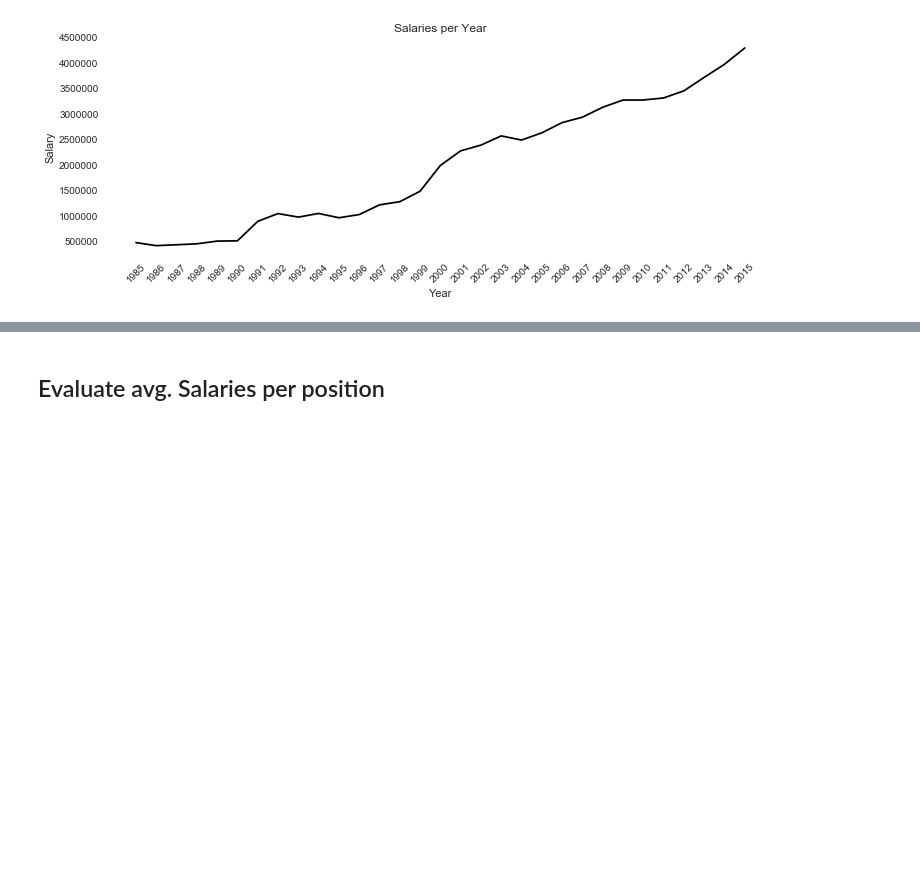
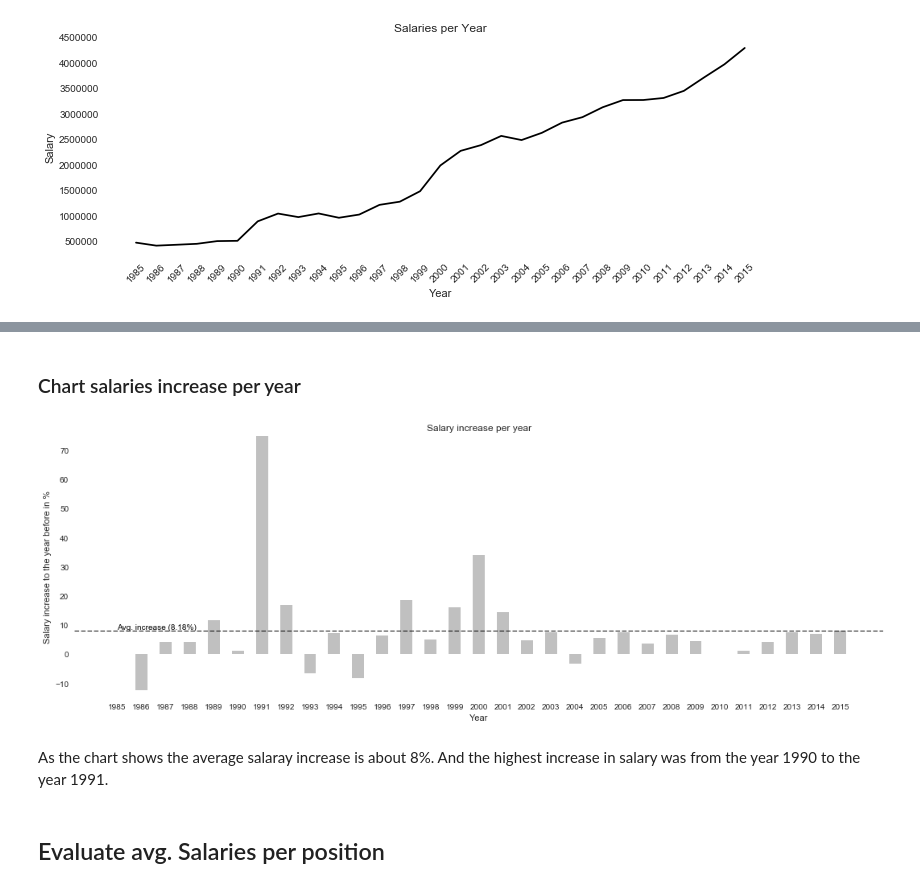
Before and after one commit to JonathanAsamoah/Portfolio-DataScience, a Jupyter notebook: Analyzing Baseball Player/main.ipynb, the cells around one changed output, grey strips where cells are left out. Drawn from its saved outputs; the diff is of its cells as text; code cells hidden in the pictures; blank space fills up the shorter version.

```diff
--- a/Analyzing Baseball Player/main.ipynb
+++ b/Analyzing Baseball Player/main.ipynb
@@ -231,3 +265,7 @@ len: 25573
 # %%
 ### Group salaries per year
 salary_per_year = df_salaries_cleaned.groupby(['yearID'],as_index=False).mean()
+### Reset index to year
+salary_per_year.set_index(['yearID'], inplace=True)
+### Inspect the dataset
+display(salary_per_year.transpose())
@@ -254,0 +299,15 @@ From about 50K avg. salary in the year between 1985 to 1990 to over 4.000.000 si
+# %%
+### Generate a new column growth in salary between years
+salary_per_year["salary_increase"] = np.nan
+
+### Compute the salaray growth
+for key, _ in salary_per_year.iterrows():
+
+    if key - 1 in salary_per_year.index:
+        increase = (salary_per_year.ix[key, 'salary'] / (salary_per_year.ix[key - 1, 'salary'] / 100)) - 100
+        salary_per_year.ix[key, 'salary_increase'] = increase
+    else:
+        salary_per_year.ix[key, 'salary_increase'] = 0
+
+### Inspect the dataset
+display(salary_per_year.transpose())
@@ -255,2 +319,30 @@ From about 50K avg. salary in the year between 1985 to 1990 to over 4.000.000 si
+# %% [markdown]
+### Chart salaries increase per year
+# %%
+bar_heights = salary_per_year["salary_increase"].values
+bar_positions = np.arange(len(salary_per_year.index))
+
+fig, ax = plt.subplots()
+fig.set_figwidth(18)
+fig.set_figheight(6)
+
+ax.bar(bar_positions, bar_heights, .5, color='silver')
+ax.set_title('Salary increase per year')
+ax.set_xlabel('Year')
+ax.set_ylabel('Salary increase to the year before in %')
+
+ax.set_xticks(np.arange(len(salary_per_year.index)))
+ax.set_xticklabels(salary_per_year.index)
+
+ax.set_ylim([-15,75])
+ax.axhline(bar_heights.mean(), color='black', linestyle='dashed', linewidth=1)
+line_text = 'Avg. increase (' + str(round(bar_heights.mean(),2)) + '%)'
+ax.text(0, bar_heights.mean() + 0.5 , line_text, color='black')
+ax.set_facecolor('white')
+plt.show()
+# %% [output]
+[figure, added]
+# %% [markdown]
+As the chart shows the average salaray increase is about 8%. And the highest increase in salary was from the year 1990 to the year 1991.
 # %% [markdown]
 ## Evaluate avg. Salaries per position
```
Also changed, not shown: parts of 29 cells of this notebook, 1 other file.
